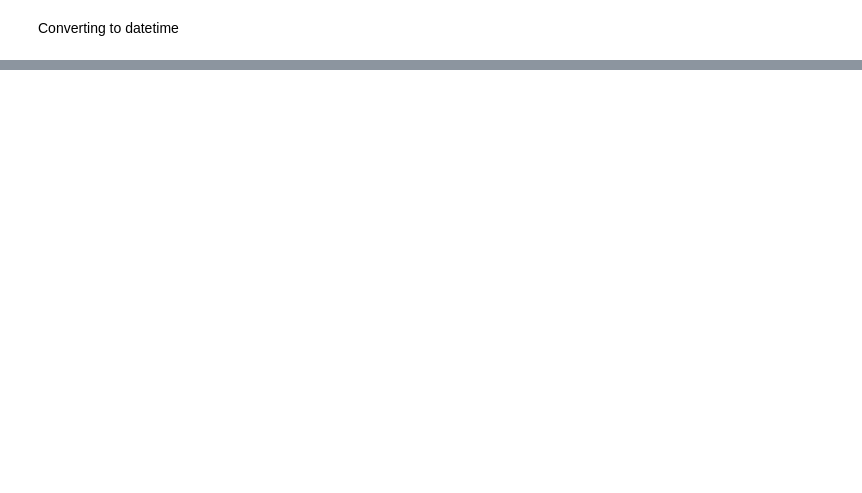
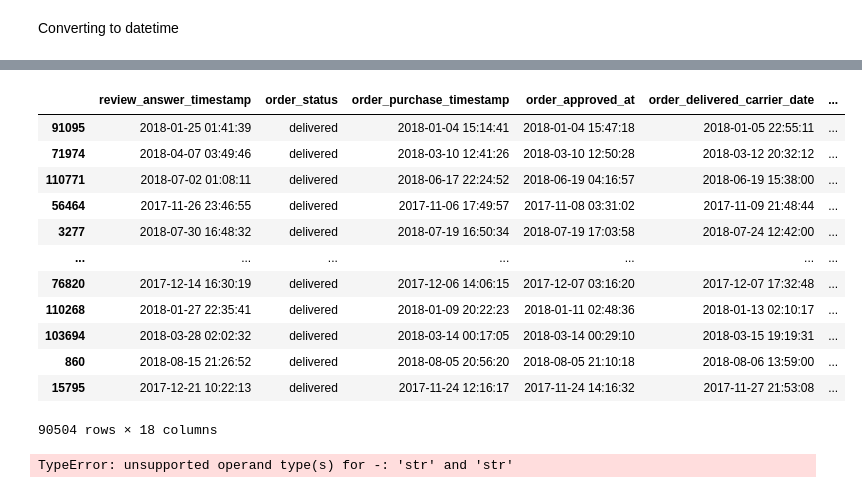
Before and after one commit to Skronski/e_commerce, a Jupyter notebook: 00_programs/customer_satisfaction.ipynb, the cells around one changed output, grey strips where cells are left out. Saved outputs shown, nothing was run; the diff lists cells and outputs as text; code cells hidden in the pictures; blank space fills up the shorter version.

Commit message:
stupid converter, stupid features, stupid pipeline

```diff
--- a/00_programs/customer_satisfaction.ipynb
+++ b/00_programs/customer_satisfaction.ipynb
@@ -64,11 +73,7 @@ reviews_orders_items_products = reviews_orders_items.merge(
 # %%
 df = reviews_orders_items_products[
     [
-        "order_id",
         "review_score",
-        "review_comment_title",
-        "review_comment_message",
-        "review_creation_date",
         "review_answer_timestamp",
         "order_status",
         "order_purchase_timestamp",
@@ -76,8 +81,6 @@ df = reviews_orders_items_products[
         "order_delivered_carrier_date",
         "order_delivered_customer_date",
         "order_estimated_delivery_date",
-        "order_item_id",
-        "product_id",
         "shipping_limit_date",
         "price",
         "freight_value",
@@ -120,0 +128,9 @@ datetime_columns = [
+# %%
+from sklearn.model_selection import train_test_split
+
+# split
+X = df.drop("review_score", axis=1)
+y = df["review_score"]
+X_train, X_test, y_train, y_test = train_test_split(
+    X, y, test_size=0.2, random_state=42
+)
@@ -120,0 +150,26 @@ datetime_columns = [
+# %%
+X_train
+# %% [output]
+|  | review_answer_timestamp | order_status | order_purchase_timestamp | order_approved_at | order_delivered_carrier_date | ... |
+| 91095 | 2018-01-25 01:41:39 | delivered | 2018-01-04 15:14:41 | 2018-01-04 15:47:18 | 2018-01-05 22:55:11 | ... |
+| 71974 | 2018-04-07 03:49:46 | delivered | 2018-03-10 12:41:26 | 2018-03-10 12:50:28 | 2018-03-12 20:32:12 | ... |
+| 110771 | 2018-07-02 01:08:11 | delivered | 2018-06-17 22:24:52 | 2018-06-19 04:16:57 | 2018-06-19 15:38:00 | ... |
+| 56464 | 2017-11-26 23:46:55 | delivered | 2017-11-06 17:49:57 | 2017-11-08 03:31:02 | 2017-11-09 21:48:44 | ... |
+| 3277 | 2018-07-30 16:48:32 | delivered | 2018-07-19 16:50:34 | 2018-07-19 17:03:58 | 2018-07-24 12:42:00 | ... |
+| ... | ... | ... | ... | ... | ... | ... |
+| 76820 | 2017-12-14 16:30:19 | delivered | 2017-12-06 14:06:15 | 2017-12-07 03:16:20 | 2017-12-07 17:32:48 | ... |
+| 110268 | 2018-01-27 22:35:41 | delivered | 2018-01-09 20:22:23 | 2018-01-11 02:48:36 | 2018-01-13 02:10:17 | ... |
+| 103694 | 2018-03-28 02:02:32 | delivered | 2018-03-14 00:17:05 | 2018-03-14 00:29:10 | 2018-03-15 19:19:31 | ... |
+| 860 | 2018-08-15 21:26:52 | delivered | 2018-08-05 20:56:20 | 2018-08-05 21:10:18 | 2018-08-06 13:59:00 | ... |
+| 15795 | 2017-12-21 10:22:13 | delivered | 2017-11-24 12:16:17 | 2017-11-24 14:16:32 | 2017-11-27 21:53:08 | ... |
+90504 rows × 18 columns
+# %%
+# Train the pipeline
+pipeline.fit(X_train, y_train)
+
+# Make predictions on the test set
+y_pred = pipeline.predict(X_test)
+
+# Evaluate the accuracy of the model
+# %% [output]
+TypeError: unsupported operand type(s) for -: 'str' and 'str'
```
Also changed, not shown: parts of 6 cells of this notebook.
